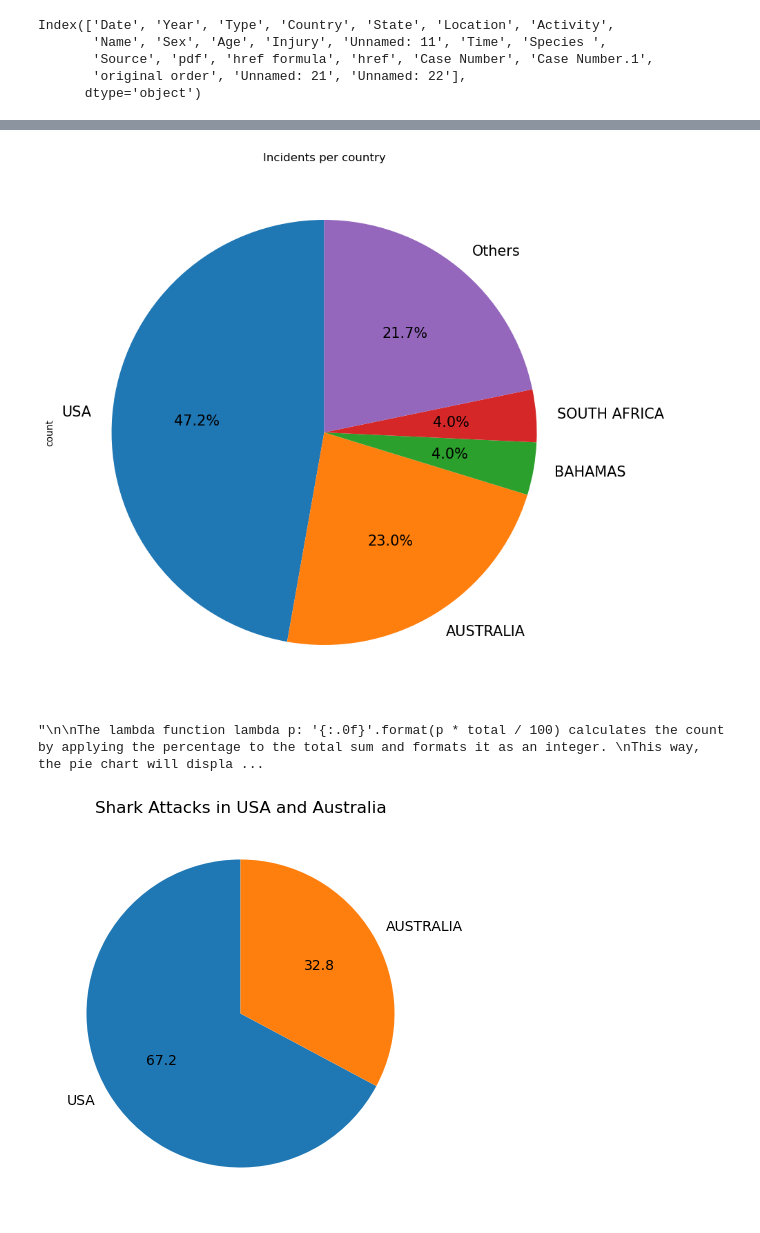
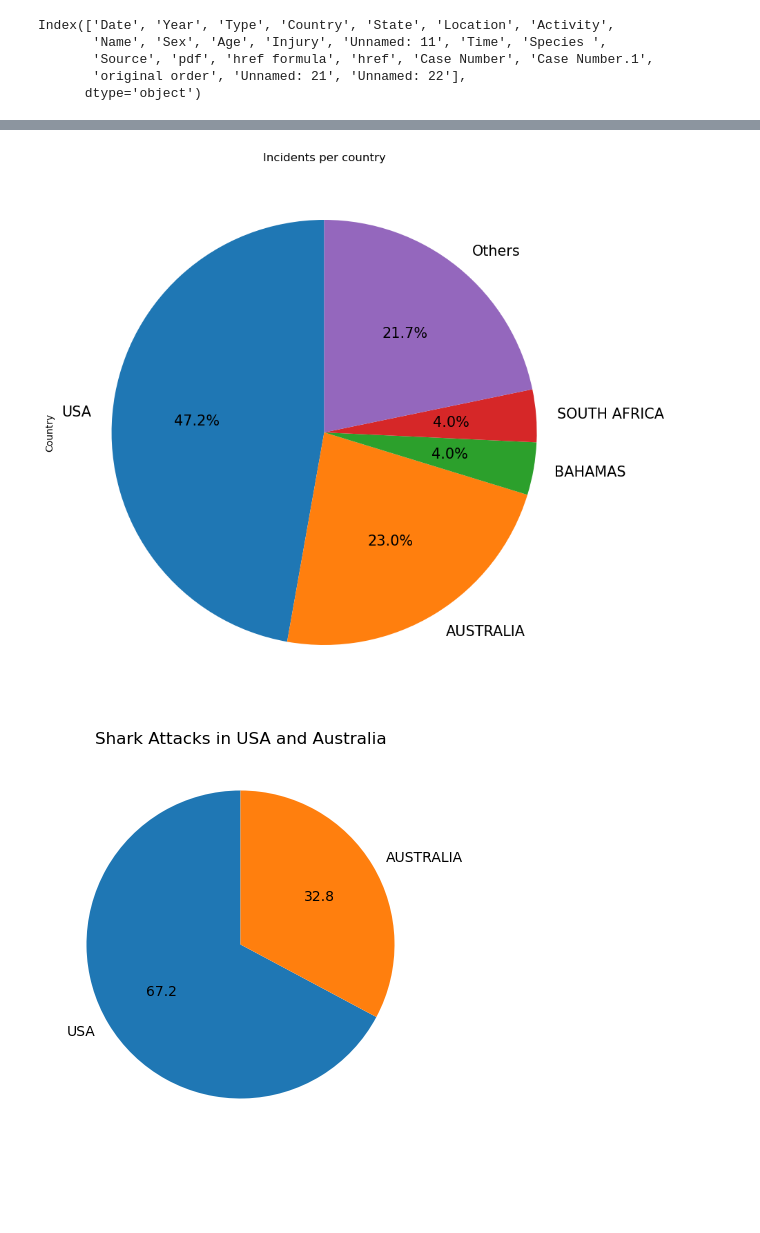
Before and after one commit to MustafaAldabbas/SharkAttack, a Jupyter notebook: main.ipynb, the cells around one changed output, grey strips where cells are left out. Drawn from its saved outputs; the diff is of its cells as text; code cells hidden in the pictures; blank space fills up the shorter version.

```diff
--- a/main.ipynb
+++ b/main.ipynb
@@ -64,4 +107,3 @@ df = df[["Date", "Year", "Country", "Species"]]
 # %%
 # drop all rows where all columns are NaN
-df = df.dropna(how='all')
-df.shape
+df = fn.drop_all_nan_rows(df)
@@ -70,4 +110,3 @@ df.shape
 # %%
 # drop all rows where 'Year' is NaN
-df = df.dropna(subset = ['Year'])
-df.head()
+df = fn.drop_nan_year(df)
@@ -81,4 +113,3 @@ df.head()
 # %%
-# correct the way the Years are written (for example 2023.0 to 2023) [from string to integer]
-df['Year'] = df['Year'].astype(int)
-df.head(3)
+# correct the way the Years are written [from string to integer]
+df = fn.correct_year_format(df)
@@ -90,3 +128,3 @@ df.head(3)
 # %%
 # only consider last 10 years
-df = df[(df['Year'] >= 2015)]
+df = fn.filter_last_10_years(df)
@@ -104,30 +131,8 @@ Name: count, dtype: int64
-# %%
-#Make a piechart of the top 4 countries with the most incidents, and a fifth slice representing the rest
-
-top_4 = df.Country.value_counts()[0:4]
-others = df.Country.value_counts()[4:].sum()
-
-#Make a piechart of the top 4 countries with the most incidents, and a fifth slice representing the rest
-
-top_4 = df.Country.value_counts()[0:4]
-others = df.Country.value_counts()[4:].sum()
-
-top_4['Others'] = others
-
-top_4.plot.pie(autopct='%1.1f%%', startangle=90, title='Incidents per country', figsize=(10,10),fontsize= 15)
-plt.show()
-
-#For future knowledge the autopct parameter is used to format the percentage of the pie chart.
-
-"""
-
-The lambda function lambda p: '{:.0f}'.format(p * total / 100) calculates the count by applying the percentage to the total sum and formats it as an integer.
-This way, the pie chart will display the actual counts instead of percentages.
-
-"""
-# %% [output]
-[figure, removed]
-"\n\nThe lambda function lambda p: '{:.0f}'.format(p * total / 100) calculates the count by applying the percentage to the total sum and formats it as an integer. \nThis way, the pie chart will displa ...
+# %%
+#Make a piechart of the top 4 countries with the most incidents, and a fifth slice representing the rest
+fn.plot_top_countries_pie_chart(df)
+# %% [output]
+[figure, added]
 # %%
 #Make a pie chart with the number of incidents in each country
 
```
Also changed, not shown: parts of 38 cells of this notebook, 9 other files.
